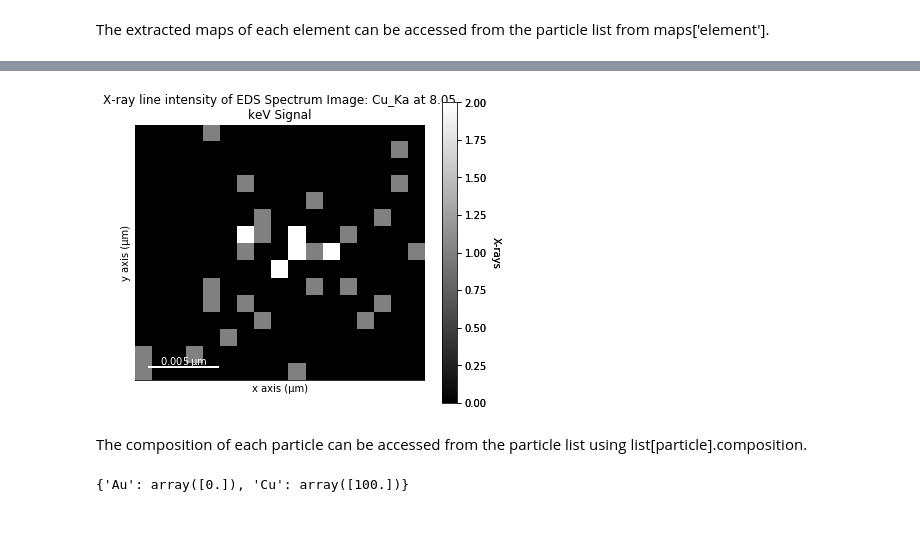
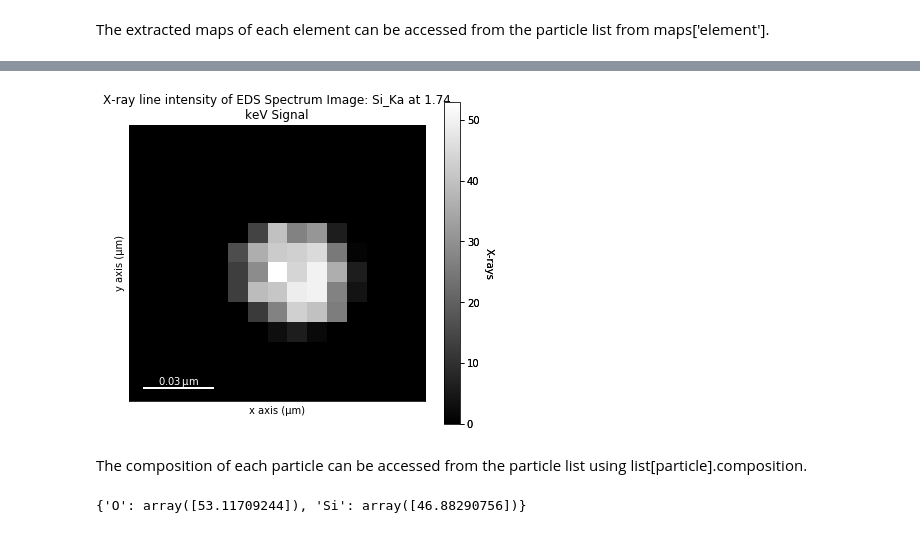
Before and after one commit to ePSIC-DLS/particlespy, a Jupyter notebook: ParticleSpy/Basic Example.ipynb, the cells around one changed output, grey strips where cells are left out. Drawn from its saved outputs; the diff is of its cells as text; code cells hidden in the pictures.

```diff
--- a/ParticleSpy/Basic Example.ipynb
+++ b/ParticleSpy/Basic Example.ipynb
@@ -10,7 +10,7 @@ Below, we load an image using Hyperspy.
 import hyperspy.api as hs
 import ParticleSpy.api as ps
 
-filename = "Data/JEOL HAADF Image.dm4"
+filename = "Data/SiO2 HAADF Image.hspy"
 haadf = hs.load(filename)
 
 %matplotlib inline
@@ -32,4 +29,5 @@ Next, we use the parameters saved when last pressing Update in the GUI to constr
 # %%
 params = ps.parameters()
 params.load()
+params.store['store_im'] = True
 particles = ps.ParticleAnalysis(haadf,params)
@@ -53,5 +56,5 @@ particles.plot_area()
 # %% [markdown]
 If you have EDS data collected simultaneously with an image, it is possible to extract maps, spectra and the composition from each segmented particle. Firstly, load the EDS spectrum image.
 # %%
-eds_filename = "Data/EDS Spectrum Image.dm4"
+eds_filename = "Data/SiO2 EDS Spectrum Image.hspy"
 eds = hs.load(eds_filename)
@@ -72,5 +91,5 @@ particles2 = ps.ParticleAnalysis(ac,params)
 # %% [markdown]
 The extracted maps of each element can be accessed from the particle list from maps['element'].
 # %%
-particles2.list[-1].maps['Cu'].as_signal2D([0,1]).plot()
+particles2.list[0].maps['Si'].as_signal2D([0,1]).plot()
 # %% [output]
@@ -78,7 +96,7 @@ WARNING:hyperspy.signal:<Signal2D, title: X-ray line intensity of EDS Spectrum I
-[figure, old version]
+[figure, new version]
 # %% [markdown]
 The composition of each particle can be accessed from the particle list using list[particle].composition.
 # %%
-particles2.list[-1].composition
+particles2.list[0].composition
 # %% [output]
-{'Au': array([0.]), 'Cu': array([100.])}
+{'O': array([53.11709244]), 'Si': array([46.88290756])}
```
Also changed, not shown: parts of 13 cells of this notebook, 10 other files.
